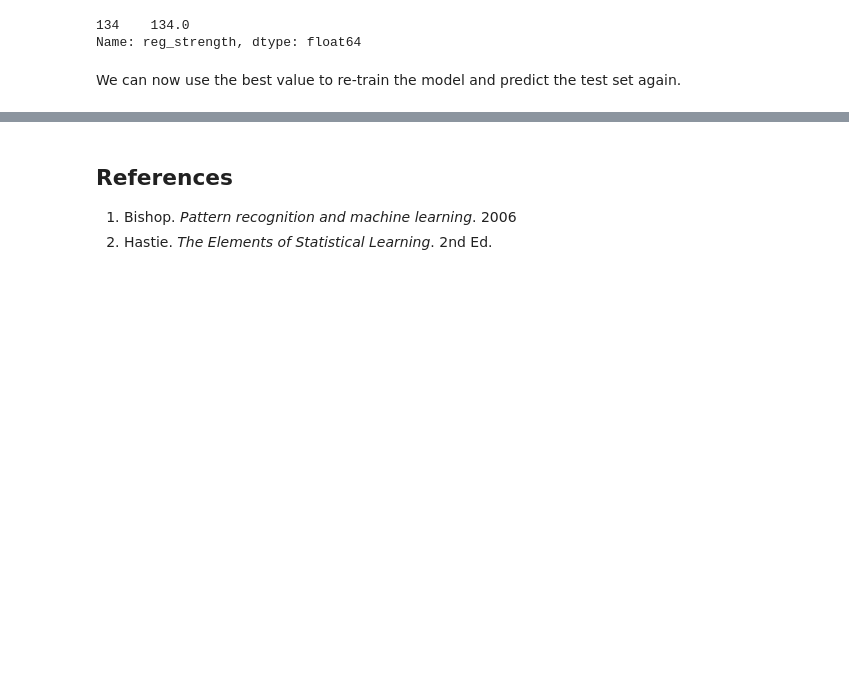
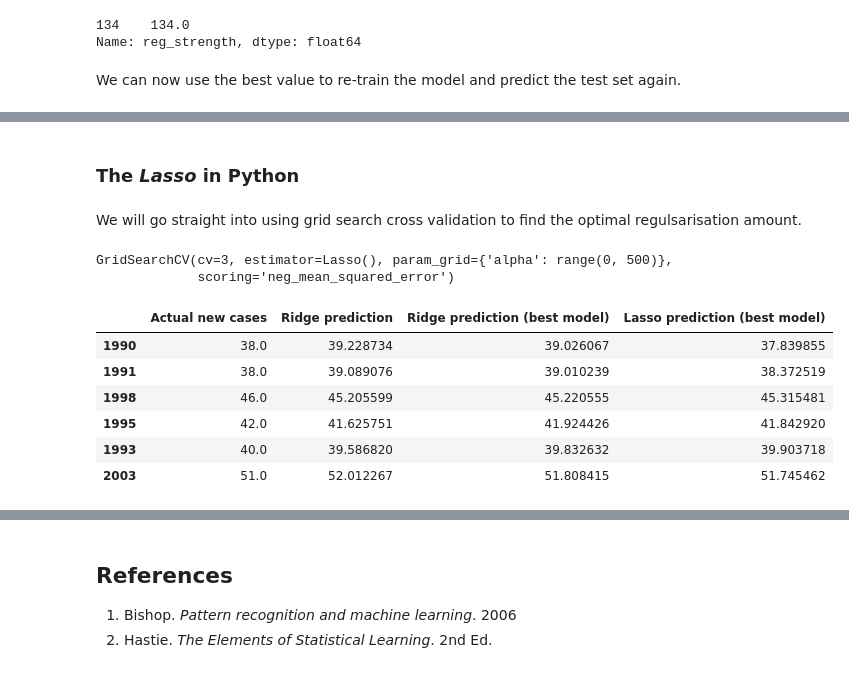
Before and after one commit to jadianes/data-science-your-way, a Jupyter notebook: 05-regularisation/regularisation-py.ipynb, the cells around one changed output, grey strips where cells are left out. Cells and saved outputs as stored; diff of their text form; code cells hidden in the pictures; blank space fills up the shorter version.

```diff
--- a/05-regularisation/regularisation-py.ipynb
+++ b/05-regularisation/regularisation-py.ipynb
@@ -272,0 +302,17 @@ We can see that the improvement happens also with the test set. It is not a huge
+# %% [markdown]
+### The *Lasso* in Python
+# %% [markdown]
+We will go straight into using grid search cross validation to find the optimal regulsarisation amount.
+# %%
+from sklearn.model_selection import GridSearchCV
+from sklearn.linear_model import Lasso
+
+clf = GridSearchCV(
+    estimator=Lasso(),
+    cv=3,
+    scoring='neg_mean_squared_error',
+    param_grid={'alpha':range(0,500)})
+clf.fit(X_train, y_train)
+# %% [output]
+GridSearchCV(cv=3, estimator=Lasso(), param_grid={'alpha': range(0, 500)},
+             scoring='neg_mean_squared_error')
@@ -272,0 +323,10 @@ We can see that the improvement happens also with the test set. It is not a huge
+# %%
+predictions_df
+# %% [output]
+|  | Actual new cases | Ridge prediction | Ridge prediction (best model) | Lasso prediction (best model) |
+| 1990 | 38.0 | 39.228734 | 39.026067 | 37.839855 |
+| 1991 | 38.0 | 39.089076 | 39.010239 | 38.372519 |
+| 1998 | 46.0 | 45.205599 | 45.220555 | 45.315481 |
+| 1995 | 42.0 | 41.625751 | 41.924426 | 41.842920 |
+| 1993 | 40.0 | 39.586820 | 39.832632 | 39.903718 |
+| 2003 | 51.0 | 52.012267 | 51.808415 | 51.745462 |
```
Also changed, not shown: parts of 20 cells of this notebook.
